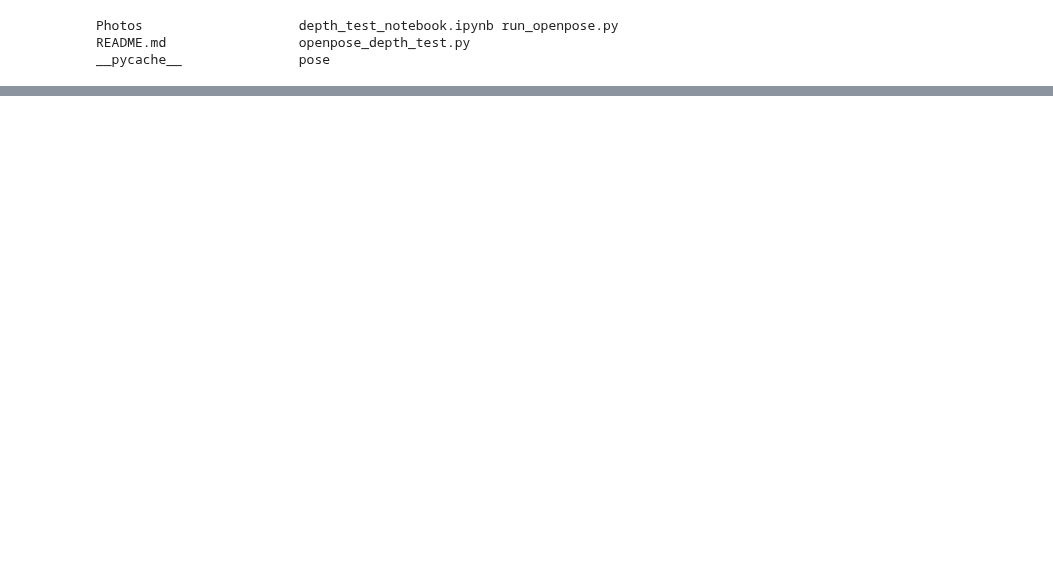
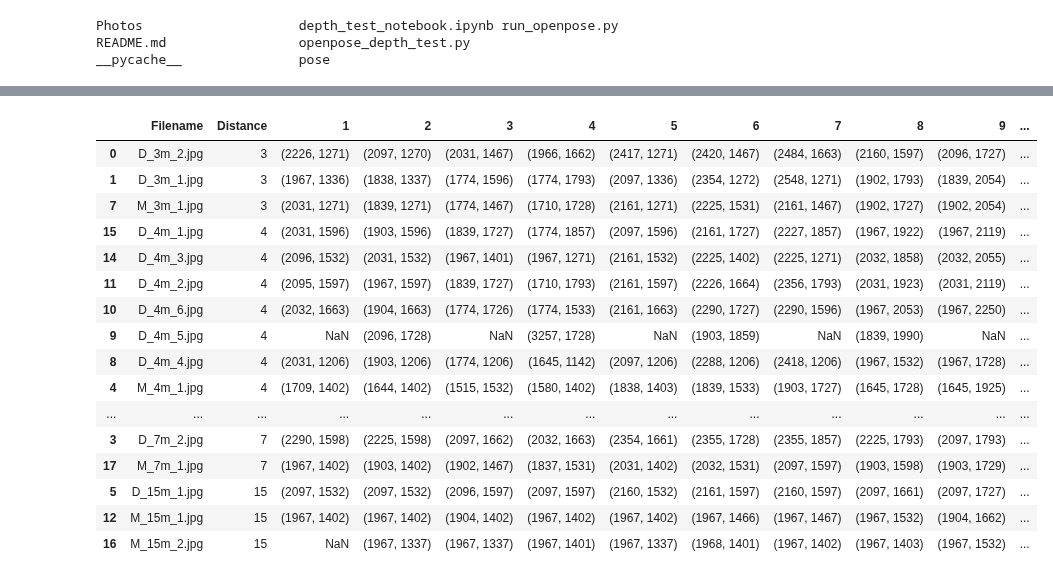
Before and after one commit to caldasdeoliveira/depth_test, a Jupyter notebook: depth_test_notebook.ipynb, the cells around one changed output, grey strips where cells are left out. Saved outputs shown, nothing was run; the diff lists cells and outputs as text; code cells hidden in the pictures; blank space fills up the shorter version.

```diff
--- a/depth_test_notebook.ipynb
+++ b/depth_test_notebook.ipynb
@@ -29,28 +29,29 @@ protoFile = os.path.join('.','pose','coco','pose_deploy_linevec.prototxt')
 weightsFile = os.path.join('.','pose','coco','pose_iter_440000.caffemodel')
 # %%
 dist_data=[]
+est_data=[]
 # %%
 for filename in os.listdir(directory):
     if filename.endswith('.jpg'):
-        dist={'Filename': filename, 'Distance': int(re.search('%s(.*)%s' % ('_', 'm'), filename).group(1))}
+        dist = {'Filename': filename, 'Distance': int(re.search('%s(.*)%s' % ('_', 'm'), filename).group(1))}
         print(os.path.join(directory, filename))
         estimate = run_openpose.run_openpose(os.path.join(directory, filename),protoFile,weightsFile)
         f=data['filename']==filename
         d=data['regions'][[i for i, x in enumerate(f) if x][0]]
         min_y = 10000000000000
         max_y = -1
+        e = {'Filename': filename, 'Distance': int(re.search('%s(.*)%s' % ('_', 'm'), filename).group(1))}
         for e_point in estimate:
             if e_point:
                 idx = e_point[0][3]
-                e_x = e_point[0][0]
-                e_y = e_point[0][1]
+                e[idx] = (e_point[0][0],e_point[0][1])
                 if (idx > 0) & (idx < 14):
                     if d[idx]['shape_attributes']:
                         x = d[idx]['shape_attributes']['cx']
                         y = d[idx]['shape_attributes']['cy']
                         min_y = min([y, min_y])
                         max_y = max([y, max_y])
-                        dist[idx] = np.sqrt((e_x-x)**2+(e_y-y)**2)
+                        dist[idx] = np.sqrt((e[idx][0]-x)**2+(e[idx][1]-y)**2)
         dist['Person Height'] = abs(max_y-min_y)
         if img_show_flag:
             frameClone = cv2.imread(os.path.join(directory, filename))
@@ -62,6 +63,7 @@ for filename in os.listdir(directory):
             cv2.waitKey(0)
 
         dist_data.append(dist)
+        est_data.append(e)
 # %% [output]
 ./photos/D_3m_2.jpg
 ./photos/D_3m_1.jpg
@@ -73,3 +86,24 @@ for filename in os.listdir(directory):
+# %%
+est = pd.DataFrame(est_data)
+est[['Filename','Distance',1,2,3,4,5,6,7,8,9,10,11,12,13]].sort_values(by=['Distance'])
+# %% [output]
+|  | Filename | Distance | 1 | 2 | 3 | 4 | 5 | 6 | 7 | 8 | 9 | ... |
+| 0 | D_3m_2.jpg | 3 | (2226, 1271) | (2097, 1270) | (2031, 1467) | (1966, 1662) | (2417, 1271) | (2420, 1467) | (2484, 1663) | (2160, 1597) | (2096, 1727) | ... |
+| 1 | D_3m_1.jpg | 3 | (1967, 1336) | (1838, 1337) | (1774, 1596) | (1774, 1793) | (2097, 1336) | (2354, 1272) | (2548, 1271) | (1902, 1793) | (1839, 2054) | ... |
+| 7 | M_3m_1.jpg | 3 | (2031, 1271) | (1839, 1271) | (1774, 1467) | (1710, 1728) | (2161, 1271) | (2225, 1531) | (2161, 1467) | (1902, 1727) | (1902, 2054) | ... |
+| 15 | D_4m_1.jpg | 4 | (2031, 1596) | (1903, 1596) | (1839, 1727) | (1774, 1857) | (2097, 1596) | (2161, 1727) | (2227, 1857) | (1967, 1922) | (1967, 2119) | ... |
+| 14 | D_4m_3.jpg | 4 | (2096, 1532) | (2031, 1532) | (1967, 1401) | (1967, 1271) | (2161, 1532) | (2225, 1402) | (2225, 1271) | (2032, 1858) | (2032, 2055) | ... |
+| 11 | D_4m_2.jpg | 4 | (2095, 1597) | (1967, 1597) | (1839, 1727) | (1710, 1793) | (2161, 1597) | (2226, 1664) | (2356, 1793) | (2031, 1923) | (2031, 2119) | ... |
+| 10 | D_4m_6.jpg | 4 | (2032, 1663) | (1904, 1663) | (1774, 1726) | (1774, 1533) | (2161, 1663) | (2290, 1727) | (2290, 1596) | (1967, 2053) | (1967, 2250) | ... |
+| 9 | D_4m_5.jpg | 4 | NaN | (2096, 1728) | NaN | (3257, 1728) | NaN | (1903, 1859) | NaN | (1839, 1990) | NaN | ... |
+| 8 | D_4m_4.jpg | 4 | (2031, 1206) | (1903, 1206) | (1774, 1206) | (1645, 1142) | (2097, 1206) | (2288, 1206) | (2418, 1206) | (1967, 1532) | (1967, 1728) | ... |
+| 4 | M_4m_1.jpg | 4 | (1709, 1402) | (1644, 1402) | (1515, 1532) | (1580, 1402) | (1838, 1403) | (1839, 1533) | (1903, 1727) | (1645, 1728) | (1645, 1925) | ... |
+| ... | ... | ... | ... | ... | ... | ... | ... | ... | ... | ... | ... | ... |
+| 3 | D_7m_2.jpg | 7 | (2290, 1598) | (2225, 1598) | (2097, 1662) | (2032, 1663) | (2354, 1661) | (2355, 1728) | (2355, 1857) | (2225, 1793) | (2097, 1793) | ... |
+| 17 | M_7m_1.jpg | 7 | (1967, 1402) | (1903, 1402) | (1902, 1467) | (1837, 1531) | (2031, 1402) | (2032, 1531) | (2097, 1597) | (1903, 1598) | (1903, 1729) | ... |
+| 5 | D_15m_1.jpg | 15 | (2097, 1532) | (2097, 1532) | (2096, 1597) | (2097, 1597) | (2160, 1532) | (2161, 1597) | (2160, 1597) | (2097, 1661) | (2097, 1727) | ... |
+| 12 | M_15m_1.jpg | 15 | (1967, 1402) | (1967, 1402) | (1904, 1402) | (1967, 1402) | (1967, 1402) | (1967, 1466) | (1967, 1467) | (1967, 1532) | (1904, 1662) | ... |
+| 16 | M_15m_2.jpg | 15 | NaN | (1967, 1337) | (1967, 1337) | (1967, 1401) | (1967, 1337) | (1968, 1401) | (1967, 1402) | (1967, 1403) | (1967, 1532) | ... |
 # %%
 dist_dataframe = pd.DataFrame(dist_data)
 dist_dataframe.sort_values(by=['Distance'])
```
Also changed, not shown: parts of 4 cells of this notebook.
